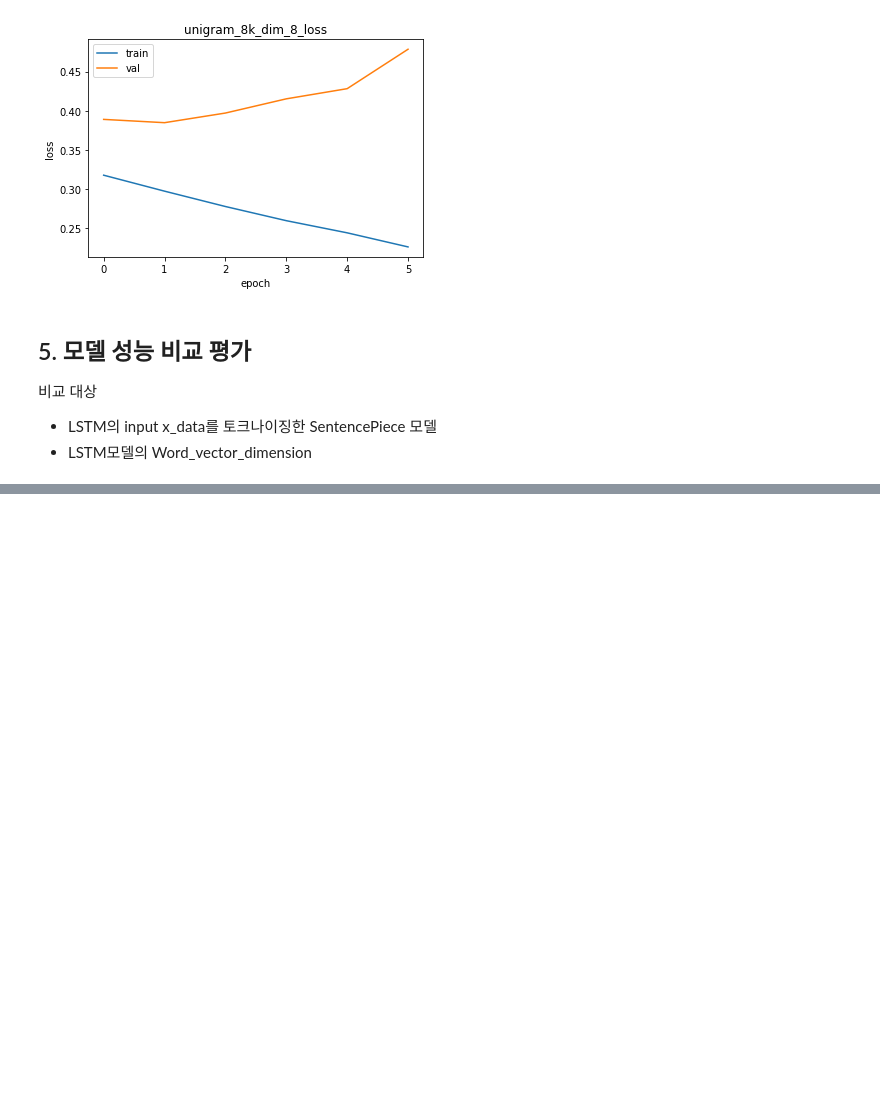
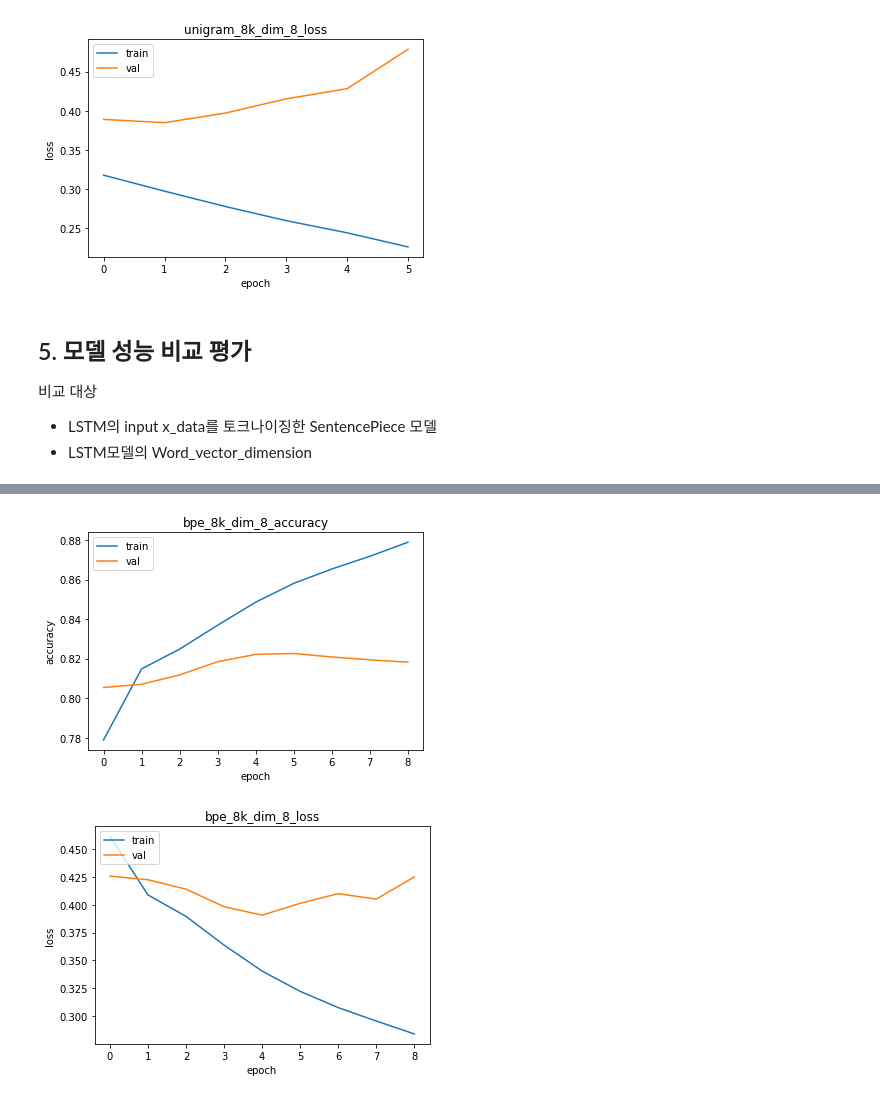
Before and after one commit to peter1505/AIFFEL, a Jupyter notebook: GD_02_SP_movie_sentiment.ipynb, the cells around one changed output, grey strips where cells are left out. Cells and saved outputs as stored; diff of their text form; code cells hidden in the pictures; blank space fills up the shorter version.

```diff
--- a/GD_02_SP_movie_sentiment.ipynb
+++ b/GD_02_SP_movie_sentiment.ipynb
@@ -1288,0 +1351,5 @@ ValueError: Found input variables with inconsistent numbers of samples: [118437,
+# %%
+visualize_train(history_bpe_8k_dim_8, param='bpe_8k_dim_8')
+# %% [output]
+[figure, added]
+[figure, added]
```
Also changed, not shown: parts of 7 cells of this notebook.
